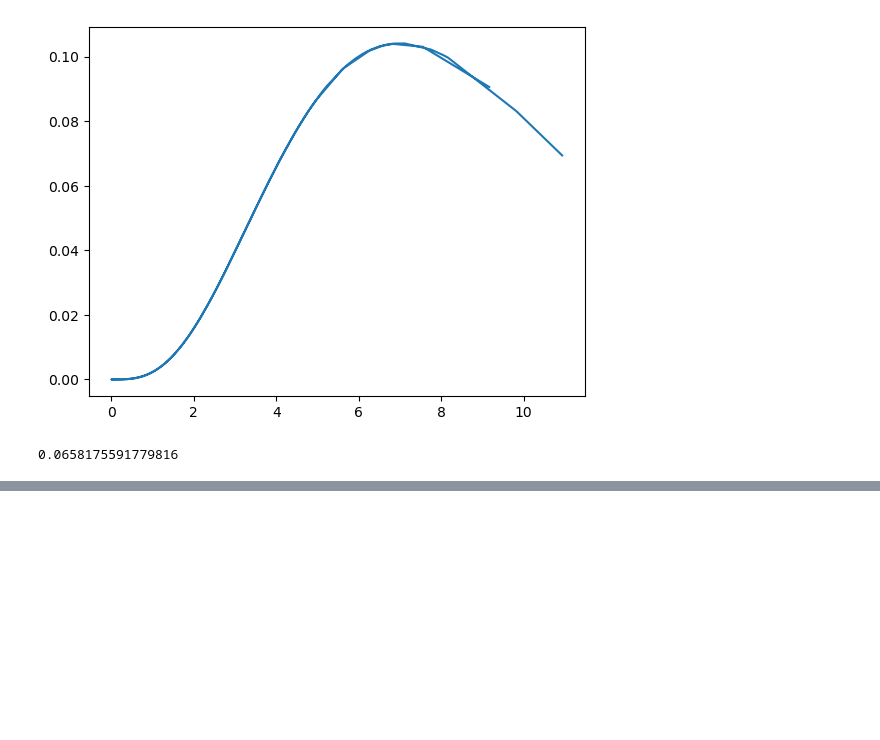
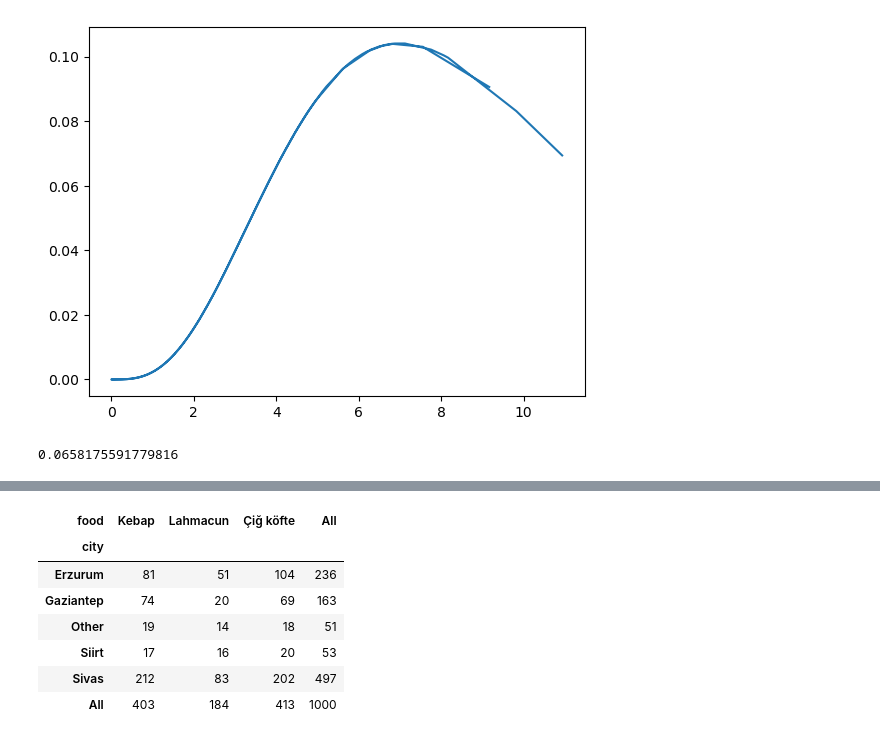
Before and after one commit to barisaltunkara/BiostatisticsPython, a Jupyter notebook: Biostatistics7-SamplingEstimation.ipynb, the cells around one changed output, grey strips where cells are left out. Cells and saved outputs as stored; diff of their text form; code cells hidden in the pictures; blank space fills up the shorter version.

```diff
--- a/Biostatistics7-SamplingEstimation.ipynb
+++ b/Biostatistics7-SamplingEstimation.ipynb
@@ -397,0 +466,12 @@ stats.chi2.pdf(4, 9)
+# %%
+np.random.seed(81)
+
+city = np.random.choice(a = ["Siirt", "Gaziantep", "Erzurum", "Other", "Sivas"],
+                        p = [0.05, 0.15, 0.25, 0.05, 0.5],
+                        size = 1000)
+food = np.random.choice(a = ["Kebap", "Lahmacun", "Çiğ köfte"],
+                       p = [0.4, 0.2, 0.4],
+                       size = 1000)
+
+eaters = pd.DataFrame({"city":city, "food":food})
+eaters
@@ -397,0 +492,12 @@ stats.chi2.pdf(4, 9)
+# %%
+eater_tab = pd.crosstab(eaters.city, eaters.food, margins=True)
+eater_tab
+# %% [output]
+| food | Kebap | Lahmacun | Çiğ köfte | All |
+| city |  |  |  |  |
+| Erzurum | 81 | 51 | 104 | 236 |
+| Gaziantep | 74 | 20 | 69 | 163 |
+| Other | 19 | 14 | 18 | 51 |
+| Siirt | 17 | 16 | 20 | 53 |
+| Sivas | 212 | 83 | 202 | 497 |
+| All | 403 | 184 | 413 | 1000 |
```
Also changed, not shown: parts of 13 cells of this notebook, 1 other file.
